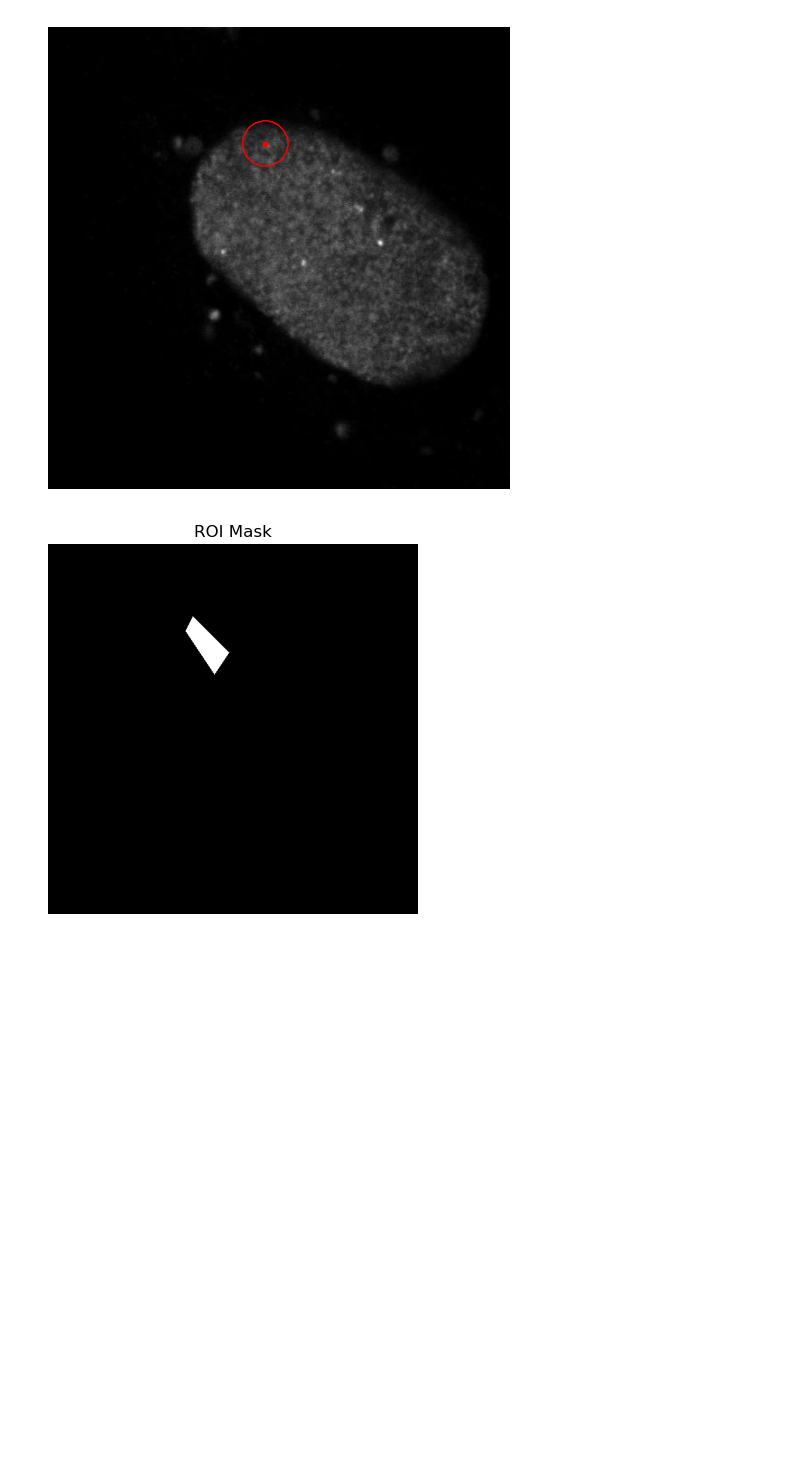
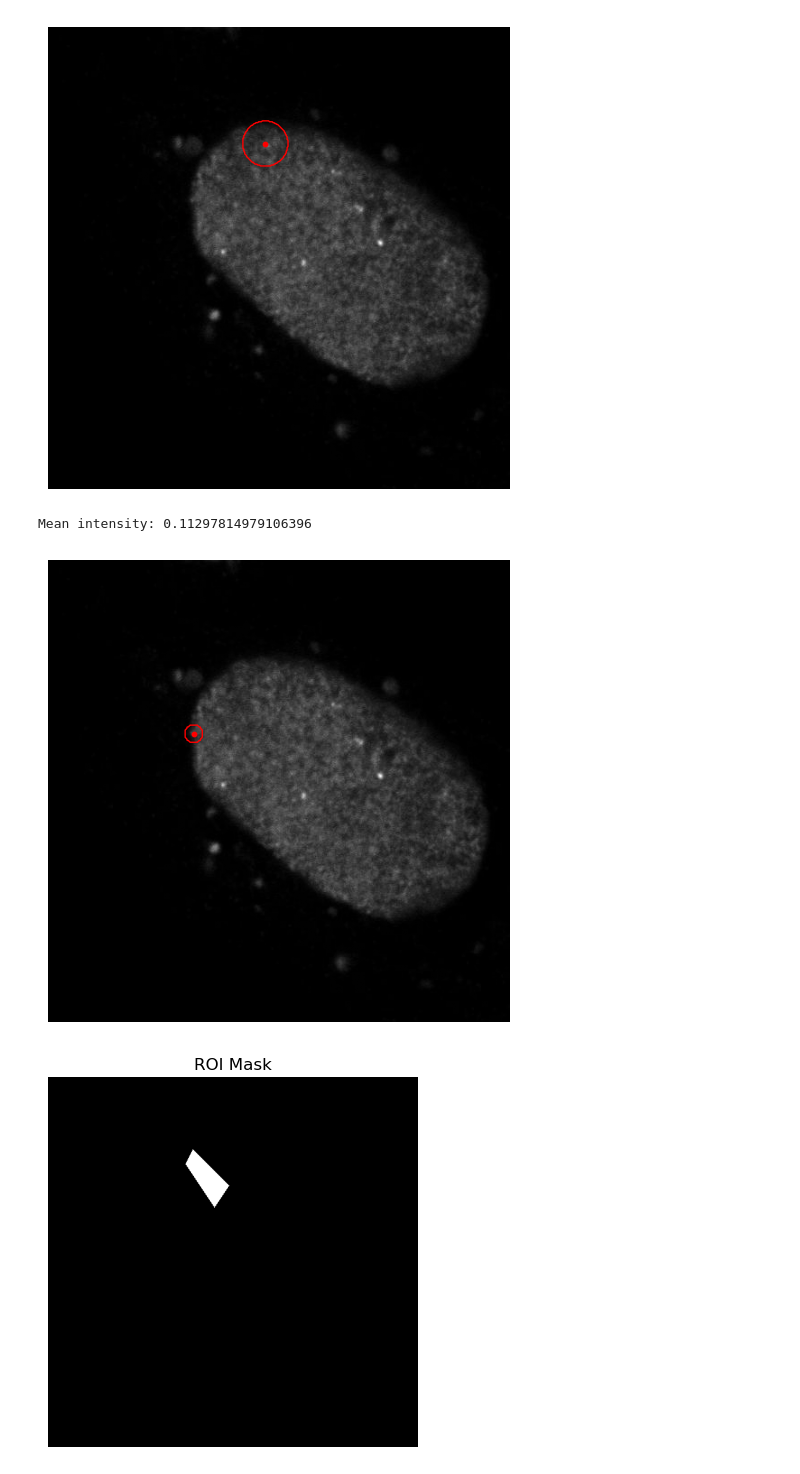
Before and after one commit to Lopatushka/LLPS, a Jupyter notebook: Kmean.ipynb, the cells around one changed output. Saved outputs shown, nothing was run; the diff lists cells and outputs as text; code cells hidden in the pictures; blank space fills up the shorter version.

```diff
--- a/Kmean.ipynb
+++ b/Kmean.ipynb
@@ -93,7 +93,7 @@ gray = rgb2gray(image)
 # --- your circle ROI params ---
 x_nm = 12886.03135     # center x (column)
 y_nm = 15329.57455     # center y (row)
-sigma_nm = 253.18023   # radius in pixels (if sigma is not radius, see note below)
+sigma_nm = 800 # radius in pixels (if sigma is not radius, see note below)
 
 orig_size=(2560, 2560)
 pixel_size_original_nm=16.0
@@ -108,9 +108,22 @@ sy = jpg_h / orig_h
 # nm -> original pixels
 x_orig_px = x_nm / pixel_size_original_nm
 y_orig_px = y_nm / pixel_size_original_nm
-sigma_px = sigma_nm / pixel_size_original_nm
+sigma_orig_px = sigma_nm / pixel_size_original_nm
 
 # original pixels -> current image pixels
 x_px = int(round(x_orig_px * sx))
 y_px = int(round(y_orig_px * sy))
-sigma_nm= int(round(sigma_px * sx))
+sigma_px= int(round(sigma_orig_px * sx))
+
+H, W = gray.shape
+
+# --- build circular mask (clipped to image) ---
+rr, cc = disk((y_px, x_px), sigma_px, shape=(H, W))  # (row=y, col=x)
+mask = np.zeros((H, W), dtype=bool)
+mask[rr, cc] = True
+
+# --- mean intensity in ROI ---
+mean_intensity = gray[mask].mean()
+print("Mean intensity:", mean_intensity)
+# %% [output]
+Mean intensity: 0.11297814979106396
@@ -141,3 +130,49 @@ plt.show()
+# %%
+orig_size=(2560, 2560)
+pixel_size_original_nm=16.0
+
+jpg_w, jpg_h = image.size
+orig_w, orig_h = orig_size
+
+# scaling from original px -> current image px
+sx = jpg_w / orig_w
+sy = jpg_h / orig_h
+
+H, W = image.size
+
+for _, row in df.iterrows():
+    x_nm = row["x [nm]"]
+    y_nm = row["y [nm]"]
+    sigma_nm = row["sigma [nm]"]
+
+    # nm -> original pixels
+    x_orig_px = x_nm / pixel_size_original_nm
+    y_orig_px = y_nm / pixel_size_original_nm
+    sigma_orig_px = sigma_nm / pixel_size_original_nm
+
+    # original pixels -> current image pixels
+    x_px = int(round(x_orig_px * sx))
+    y_px = int(round(y_orig_px * sy))
+    sigma_px= int(round(sigma_orig_px * sx))
+
+    # --- build circular mask (clipped to image) ---
+    rr, cc = disk((y_px, x_px), sigma_px, shape=(H, W))  # (row=y, col=x)
+    mask = np.zeros((H, W), dtype=bool)
+    mask[rr, cc] = True
+
+    # --- mean intensity in ROI ---
+    mean_intensity = gray[mask].mean()
+    print("Mean intensity:", mean_intensity)
+# %%
+# --- draw ROI on image (overlay) ---
+fig, ax = plt.subplots(figsize=(6, 6))
+ax.imshow(gray, cmap="gray")
+ax.scatter([x_px], [y_px], color='red', s=10)  # center point
+ax.contour(mask.astype(float), levels=[0.5], colors='red', linewidths=1)
+ax.axis("off")
+plt.show()
+# %% [output]
+[figure, added]
 # %%
 plt.imshow(mask, cmap="gray")
 plt.title("ROI Mask")
```
Also changed, not shown: parts of 1 cell of this notebook.
